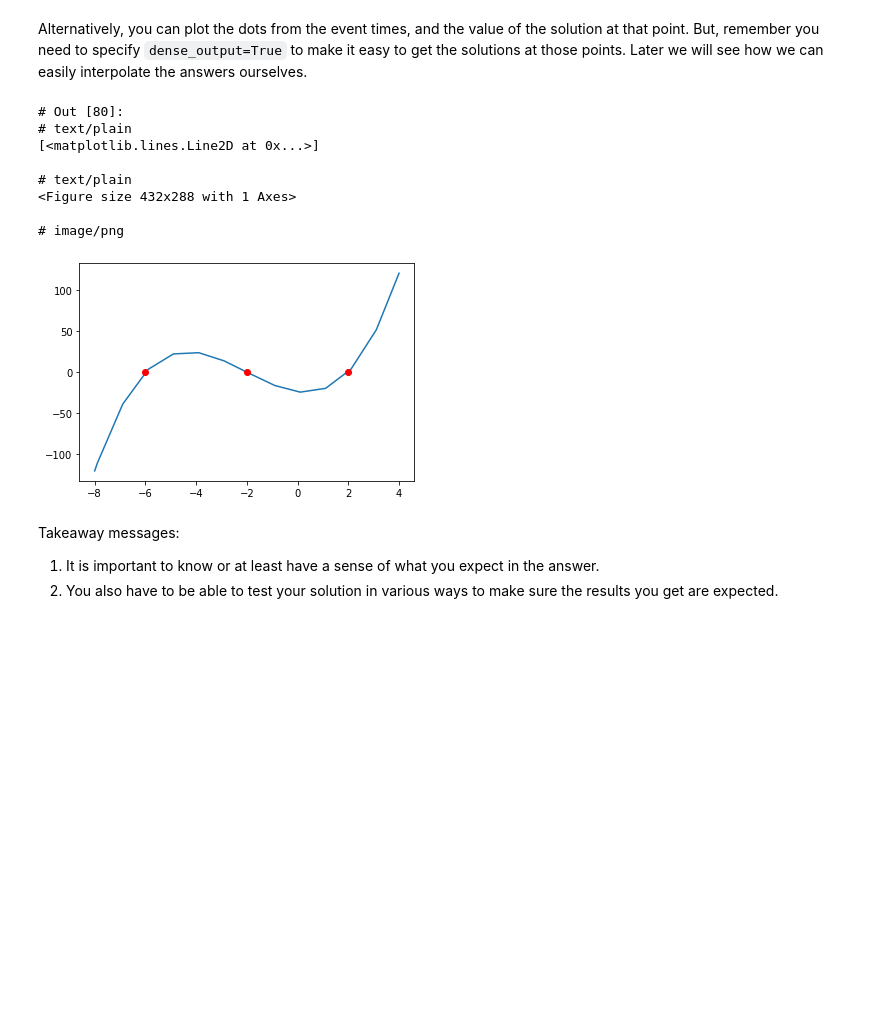
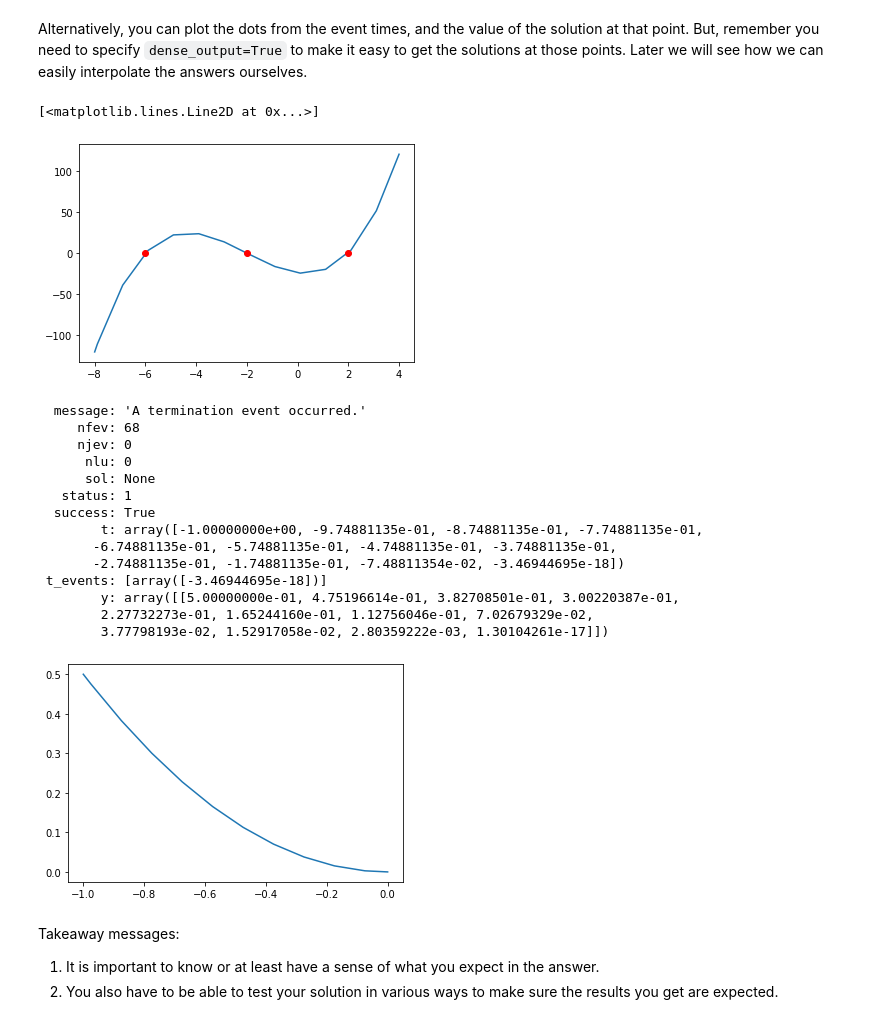
Before and after one commit to jkitchin/f19-06623, a Jupyter notebook: lectures/06-what-could-possibly-go-wrong.ipynb, the cells around one changed output. Cells and saved outputs as stored; diff of their text form; code cells hidden in the pictures; blank space fills up the shorter version.

```diff
--- a/lectures/06-what-could-possibly-go-wrong.ipynb
+++ b/lectures/06-what-could-possibly-go-wrong.ipynb
@@ -94,16 +76,38 @@ for x in sol.t_events[0]:
 # %% [markdown]
 Alternatively, you can plot the dots from the event times, and the value of the solution at that point. But, remember you need to specify `dense_output=True` to make it easy to get the solutions at those points. Later we will see how we can easily interpolate the answers ourselves.
 # %%
-sol = solve_ivp(fprime, (-8, 4), np.array([-120]), events=[event], max_step=1.0, dense_output=True)
-plt.plot(sol.t, sol.y.T)
-plt.plot(sol.t_events[0], sol.sol(sol.t_events[0]).T, 'ro')
+ans = solve_ivp(fprime, (-8, 4), np.array([-120]),
+                events=[event], max_step=1.0, dense_output=True)
+plt.plot(ans.t, ans.y.T)
+plt.plot(ans.t_events[0], ans.sol(ans.t_events[0]).T, 'ro')
 # %% [output]
-# Out [80]:
-# text/plain
 [<matplotlib.lines.Line2D at 0x...>]
-
-# text/plain
-<Figure size 432x288 with 1 Axes>
-
-# image/png
 [figure]
+# %%
+def dydx(x, y):
+    return x
+
+def ev(x, y):
+    return dydx(x, y)
+ev.terminal = True
+ans1 = solve_ivp(dydx, t_span=(-1, 1), y0=(0.5,), max_step=0.1,
+                events=ev, rtol=1e-13)
+
+plt.plot(ans1.t, ans1.y.T)
+ans1
+# %% [output]
+  message: 'A termination event occurred.'
+     nfev: 68
+     njev: 0
+      nlu: 0
+      sol: None
+   status: 1
+  success: True
+        t: array([-1.00000000e+00, -9.74881135e-01, -8.74881135e-01, -7.74881135e-01,
+       -6.74881135e-01, -5.74881135e-01, -4.74881135e-01, -3.74881135e-01,
+       -2.74881135e-01, -1.74881135e-01, -7.48811354e-02, -3.46944695e-18])
+ t_events: [array([-3.46944695e-18])]
+        y: array([[5.00000000e-01, 4.75196614e-01, 3.82708501e-01, 3.00220387e-01,
+        2.27732273e-01, 1.65244160e-01, 1.12756046e-01, 7.02679329e-02,
+        3.77798193e-02, 1.52917058e-02, 2.80359222e-03, 1.30104261e-17]])
+[figure, added]
```
Also changed, not shown: parts of 8 cells of this notebook, 1 other file.
